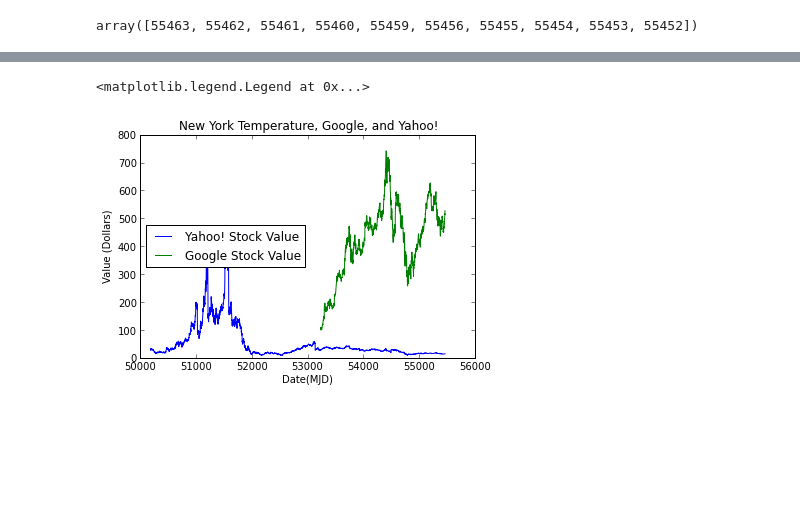
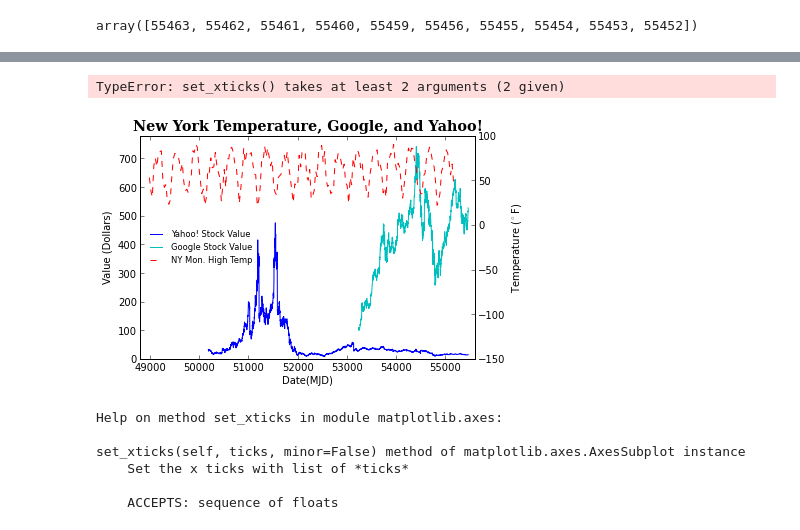
Before and after one commit to cotterman/Astro250_Python-for-Data-Scientists, a Jupyter notebook: hw03-plotting-cotterman/Q2/q2_experimentation.ipynb, the cells around one changed output, grey strips where cells are left out. Cells and saved outputs as stored; diff of their text form; code cells hidden in the pictures; blank space fills up the shorter version.

Commit message:
Plot looks good.  There are only a couple of small improvements I could make (add more tick marks, get colors to better match, shift legend up slightly

```diff
--- a/hw03-plotting-cotterman/Q2/q2_experimentation.ipynb
+++ b/hw03-plotting-cotterman/Q2/q2_experimentation.ipynb
@@ -47,12 +49,35 @@ array([55463, 55462, 55461, 55460, 55459, 55456, 55455, 55454, 55453, 55452])
 # %%
-f, ax = plt.subplots(111)
-ax.plot(dyahoo['Date'], dyahoo['Value'], label='Yahoo! Stock Value')
-ax.plot(dgoog['Date'], dgoog['Value'], label='Google Stock Value')
-ax.plot(dtemps['Date'], dtemps['Temperature', label='NY Mon. High Temp')
-ax.set_title('New York Temperature, Google, and Yahoo!')
+f, ax = plt.subplots()
+lns1 = ax.plot(dyahoo['Date'], dyahoo['Value'],
+               label='Yahoo! Stock Value', color='b')
+lns2 = ax.plot(dgoog['Date'], dgoog['Value'],
+               label='Google Stock Value', color='c')
+ax2 = ax.twinx()
+lns3 = ax2.plot(dtemps['Date'], dtemps['Temperature'], linestyle='--',
+                label='NY Mon. High Temp', color='r')
+
+# added these three lines
+lns = lns1+lns2+lns3
+labs = [l.get_label() for l in lns]
+ax.legend(lns, labs, loc='center left', frameon=False, fontsize='small')
+
+ax.set_title('New York Temperature, Google, and Yahoo!', fontsize='x-large', fontname='serif', weight='semibold')
 ax.set_xlabel('Date(MJD)')
 ax.set_ylabel('Value (Dollars)')
-ax.legend(loc='center left')
+ax2.set_ylabel(r"Temperature ($^\circ$F)")
+ax2.set_ylim(-150,100)
+ax.set_ylim(0,780)
+ax.set_xlim(48800, 55600)
+#ax.set_xticks
 # %% [output]
-<matplotlib.legend.Legend at 0x...>
+TypeError: set_xticks() takes at least 2 arguments (2 given)
-[figure, old version]
+[figure, new version]
+# %%
+help(ax.set_xticks)
+# %% [output]
+Help on method set_xticks in module matplotlib.axes:
+
+set_xticks(self, ticks, minor=False) method of matplotlib.axes.AxesSubplot instance
+    Set the x ticks with list of *ticks*
+
+    ACCEPTS: sequence of floats
```
Also changed, not shown: parts of 2 cells of this notebook, 3 other files.
